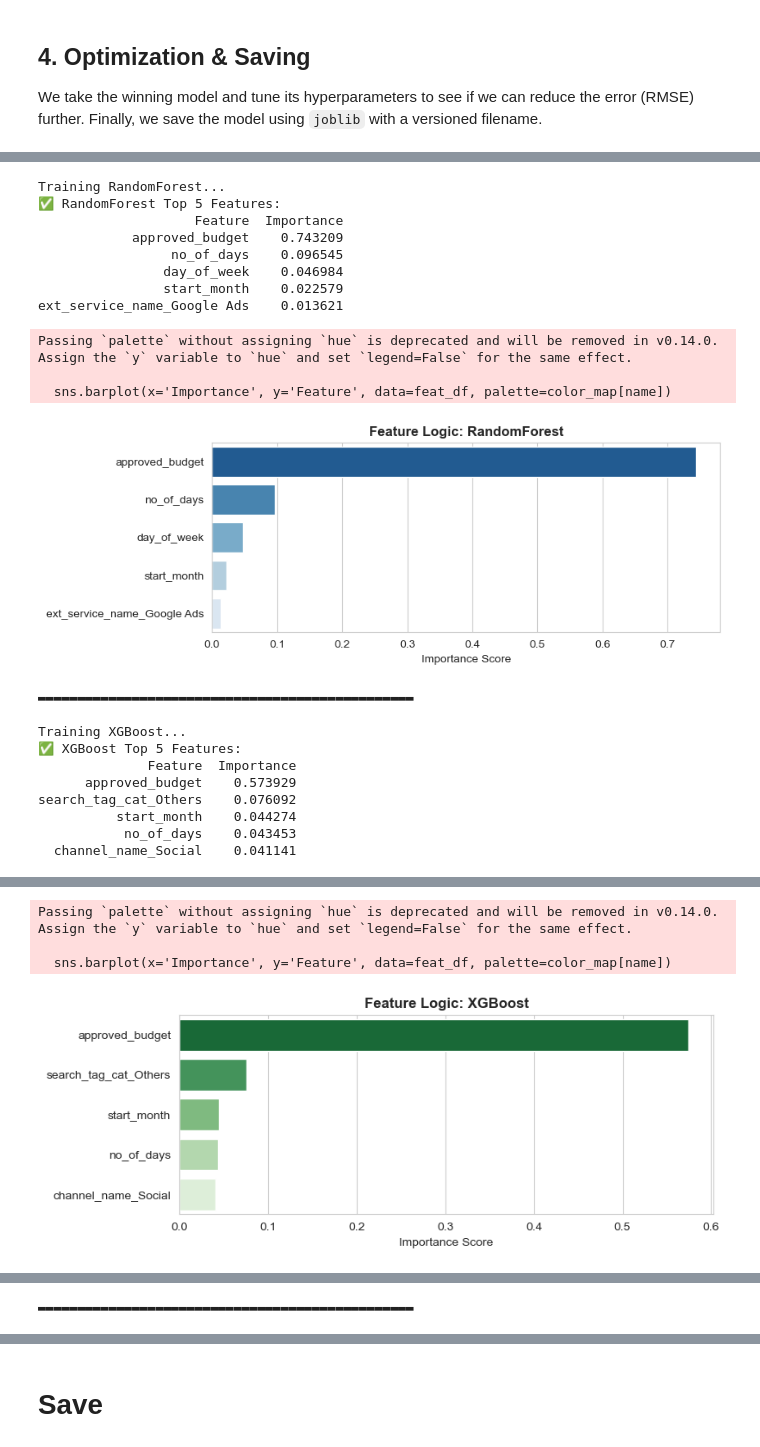
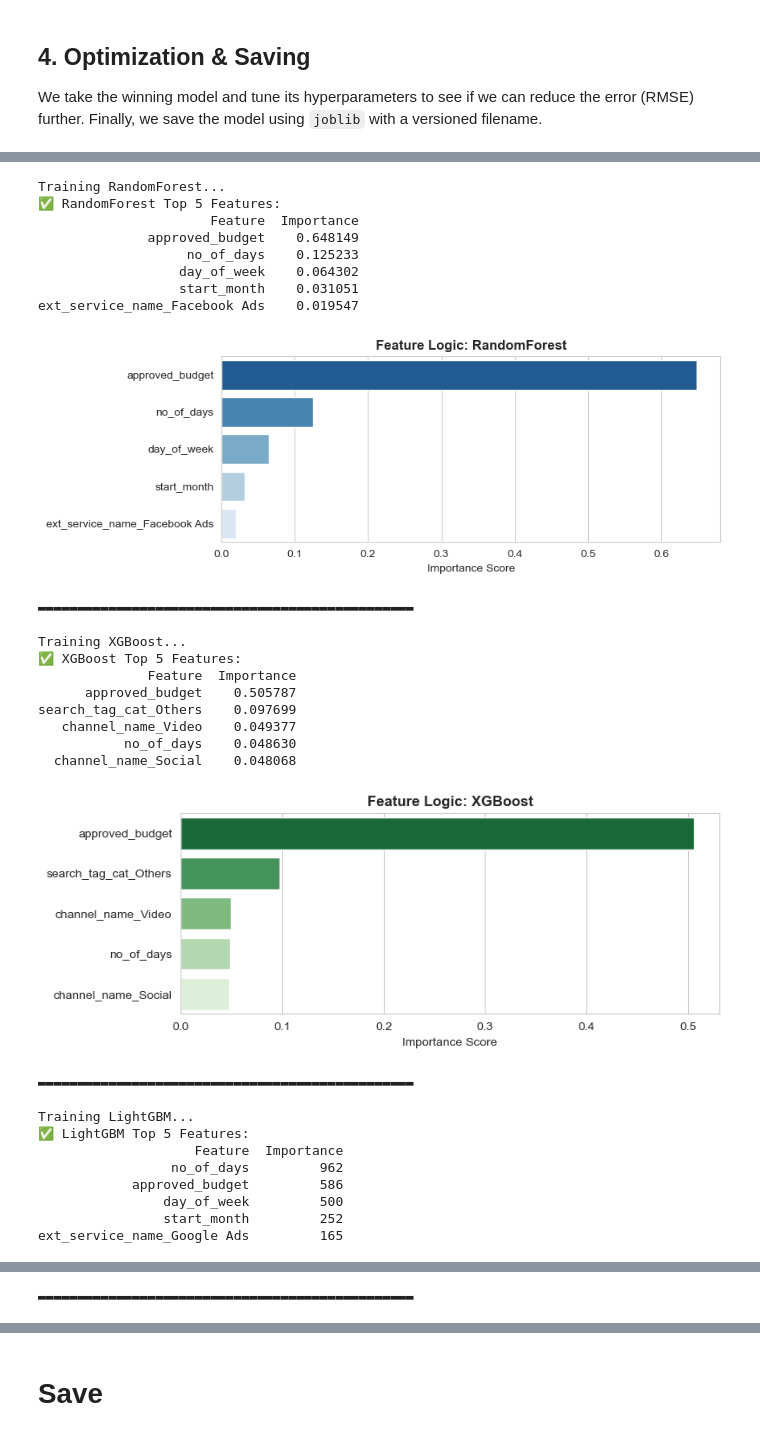
Before and after one commit to 1220823/Viralytics-Desafio-2, a Jupyter notebook: src/train_market_model.ipynb, the cells around one changed output, grey strips where cells are left out. Cells and saved outputs as stored; diff of their text form; code cells hidden in the pictures.

```diff
--- a/src/train_market_model.ipynb
+++ b/src/train_market_model.ipynb
@@ -55,46 +51,59 @@ Loading file: ../Cleaned_Datasets/Marketing\marketing_cleaned_prepared.csv
 We analyze which campaign settings (Day, Category, Platform, etc.) have the biggest impact on the cost.
 * **Statistical Check:** `SelectKBest` scores.
 # %%
-# 1. Date Features
+# --- STEP 1: DATE FEATURES ---
+# Convert 'time' to usable numeric features
 if 'time' in df.columns:
     df['time'] = pd.to_datetime(df['time'])
     df['start_month'] = df['time'].dt.month
     df['day_of_week'] = df['time'].dt.dayofweek
     df = df.drop(columns=['time'])
 
-# 2. DROP LEAKAGE
+# --- STEP 2: DEFINE TARGET & LEAKAGE ---
+TARGET = 'overcost'
+
 leakage_cols = [
     TARGET,
     'campaign_item_id',
     'campaign_budget_usd',
     'media_cost_usd',
     'clicks', 'impressions',
+    'Unnamed: 0', 'Unnamed__0'
 ]
 
-# Drop only what exists
+# safely find which columns to drop
 cols_to_drop = [c for c in leakage_cols if c in df.columns]
+
+# Separate Features (X) and Target (y)
 X = df.drop(columns=cols_to_drop)
 y = df[TARGET]
 
-# 3. Categorical Encoding
+# --- STEP 3: ENCODING ---
+# One-Hot Encoding for categorical variables
 X = pd.get_dummies(X, drop_first=True).fillna(0)
 
 print(f"✅ Input Features: {X.shape[1]}")
 print(f"🗑️ Dropped Leakage: {cols_to_drop}")
 
-# 1. Split Data
+# --- STEP 4: SPLIT & SELECT FEATURES ---
 X_train, X_test, y_train, y_test = train_test_split(X, y, test_size=0.2, random_state=42)
 
-# 2. Select Top 10 Features
+# Select Top 10 Features (Adjust k if needed)
+# Using DataFrames here ensures we keep column names, which is CRITICAL for saving later.
 selector = SelectKBest(score_func=f_regression, k=10)
 
-X_train_sel = selector.fit_transform(X_train, y_train)
-X_test_sel = selector.transform(X_test)
+# Fit on Train
+X_train_sel_array = selector.fit_transform(X_train, y_train)
+X_test_sel_array = selector.transform(X_test)
 
 # Get names of selected features
 selected_indices = selector.get_support(indices=True)
 selected_features = X.columns[selected_indices]
 
+# Convert back to DataFrame (So we don't lose the names!)
+X_train_sel = pd.DataFrame(X_train_sel_array, columns=selected_features, index=X_train.index)
+X_test_sel = pd.DataFrame(X_test_sel_array, columns=selected_features, index=X_test.index)
+
 print(f"✅ Selection Complete. Using these features:\n{list(selected_features)}")
 # %% [output]
 ✅ Input Features: 15
@@ -266,51 +266,59 @@ for name, model in models.items():
     # B. Extract Feature Importance
     if hasattr(model, 'feature_importances_'):
         importances = model.feature_importances_
         feature_names = X_train.columns
 
         # Create a clean DataFrame
         feat_df = pd.DataFrame({
             'Feature': feature_names,
             'Importance': importances
         }).sort_values(by='Importance', ascending=False).head(5) # Keep top 5
 
         # C. Print the Numbers (The "Evidence")
         print(f"✅ {name} Top 5 Features:")
         print(feat_df.to_string(index=False))
 
         # D. Plot the Graph (The "Visual")
         plt.figure(figsize=(8, 3))
         # Color coding: RF=Blue, XGB=Green, LGBM=Purple for distinctness
         color_map = {'RandomForest': 'Blues_r', 'XGBoost': 'Greens_r', 'LightGBM': 'Purples_r'}
 
-        sns.barplot(x='Importance', y='Feature', data=feat_df, palette=color_map[name])
+        sns.barplot(x='Importance', y='Feature', hue='Feature', data=feat_df, palette=color_map[name], legend=False)
         plt.title(f'Feature Logic: {name}', fontsize=12, fontweight='bold')
         plt.xlabel('Importance Score')
         plt.ylabel('')
         plt.show()
         print("▬▬▬▬▬▬▬▬▬▬▬▬▬▬▬▬▬▬▬▬▬▬▬▬▬▬▬▬▬▬▬▬▬▬▬▬▬▬▬▬▬▬▬▬▬▬▬▬")
     else:
         print(f"⚠️ Model {name} does not support feature importance.")
 # %% [output]
 Training RandomForest...
 ✅ RandomForest Top 5 Features:
-                    Feature  Importance
-            approved_budget    0.743209
-                 no_of_days    0.096545
-                day_of_week    0.046984
-                start_month    0.022579
-ext_service_name_Google Ads    0.013621
+                      Feature  Importance
+              approved_budget    0.648149
+                   no_of_days    0.125233
+                  day_of_week    0.064302
+                  start_month    0.031051
+ext_service_name_Facebook Ads    0.019547
+[figure, new version]
-Passing `palette` without assigning `hue` is deprecated and will be removed in v0.14.0. Assign the `y` variable to `hue` and set `legend=False` for the same effect.
+▬▬▬▬▬▬▬▬▬▬▬▬▬▬▬▬▬▬▬▬▬▬▬▬▬▬▬▬▬▬▬▬▬▬▬▬▬▬▬▬▬▬▬▬▬▬▬▬
 
-  sns.barplot(x='Importance', y='Feature', data=feat_df, palette=color_map[name])
+Training XGBoost...
+✅ XGBoost Top 5 Features:
+              Feature  Importance
+      approved_budget    0.505787
+search_tag_cat_Others    0.097699
+   channel_name_Video    0.049377
+           no_of_days    0.048630
+  channel_name_Social    0.048068
-[figure, old version]
+[figure, new version]
 ▬▬▬▬▬▬▬▬▬▬▬▬▬▬▬▬▬▬▬▬▬▬▬▬▬▬▬▬▬▬▬▬▬▬▬▬▬▬▬▬▬▬▬▬▬▬▬▬
 
-Training XGBoost...
-✅ XGBoost Top 5 Features:
-              Feature  Importance
-      approved_budget    0.573929
-search_tag_cat_Others    0.076092
-          start_month    0.044274
-           no_of_days    0.043453
-  channel_name_Social    0.041141
+Training LightGBM...
+✅ LightGBM Top 5 Features:
+                    Feature  Importance
+                 no_of_days         962
+            approved_budget         586
+                day_of_week         500
+                start_month         252
+ext_service_name_Google Ads         165
@@ -317,4 +326 @@ search_tag_cat_Others    0.076092
-Passing `palette` without assigning `hue` is deprecated and will be removed in v0.14.0. Assign the `y` variable to `hue` and set `legend=False` for the same effect.
-
-  sns.barplot(x='Importance', y='Feature', data=feat_df, palette=color_map[name])
+▬▬▬▬▬▬▬▬▬▬▬▬▬▬▬▬▬▬▬▬▬▬▬▬▬▬▬▬▬▬▬▬▬▬▬▬▬▬▬▬▬▬▬▬▬▬▬▬
-[figure, old version]
@@ -335,3 +327,2 @@ Passing `palette` without assigning `hue` is deprecated and will be removed in v
-▬▬▬▬▬▬▬▬▬▬▬▬▬▬▬▬▬▬▬▬▬▬▬▬▬▬▬▬▬▬▬▬▬▬▬▬▬▬▬▬▬▬▬▬▬▬▬▬
 # %%
 # 1. Select the Best Model
```
Also changed, not shown: parts of 7 cells of this notebook, 1 other file.
